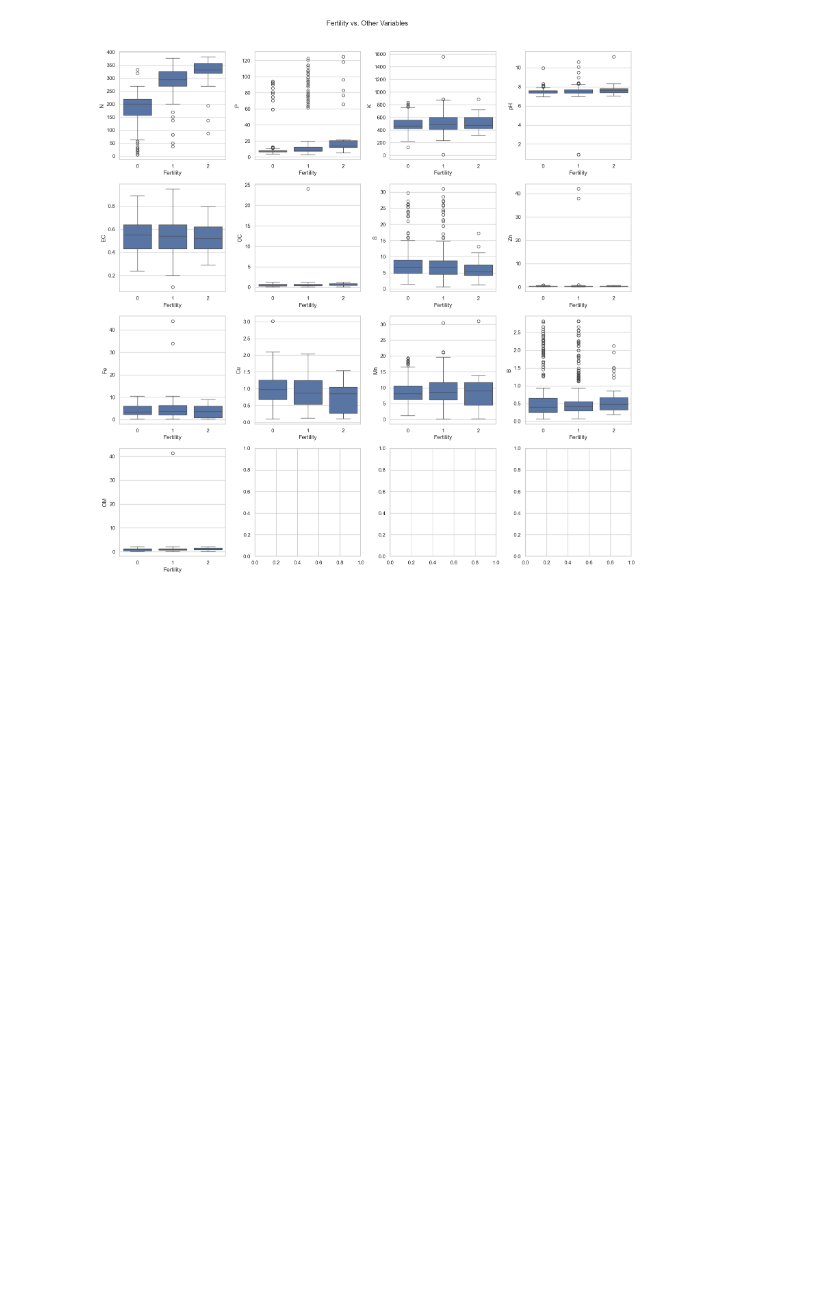
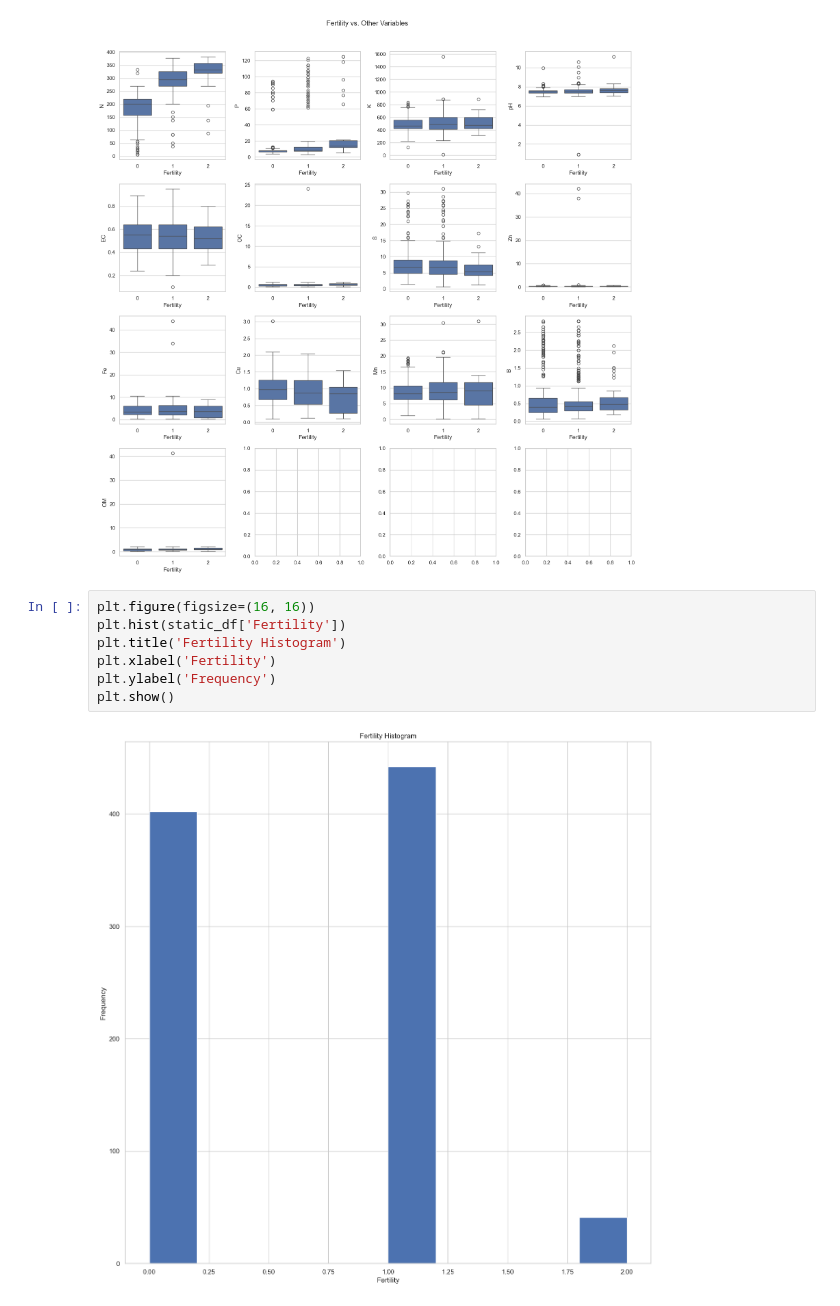
Before and after one commit to Maria-Djadi01/Data-Mining-Project, a Jupyter notebook: notebooks/static_eda.ipynb, the cells around one changed output. Saved outputs shown, nothing was run; the diff lists cells and outputs as text; blank space fills up the shorter version.

```diff
--- a/notebooks/static_eda.ipynb
+++ b/notebooks/static_eda.ipynb
@@ -201,3 +201,12 @@ plt.tight_layout()
 plt.show()
 # %% [output]
 [figure]
+# %%
+plt.figure(figsize=(16, 16))
+plt.hist(static_df['Fertility'])
+plt.title('Fertility Histogram')
+plt.xlabel('Fertility')
+plt.ylabel('Frequency')
+plt.show()
+# %% [output]
+[figure, added]
```
Also changed, not shown: 6 other files.
